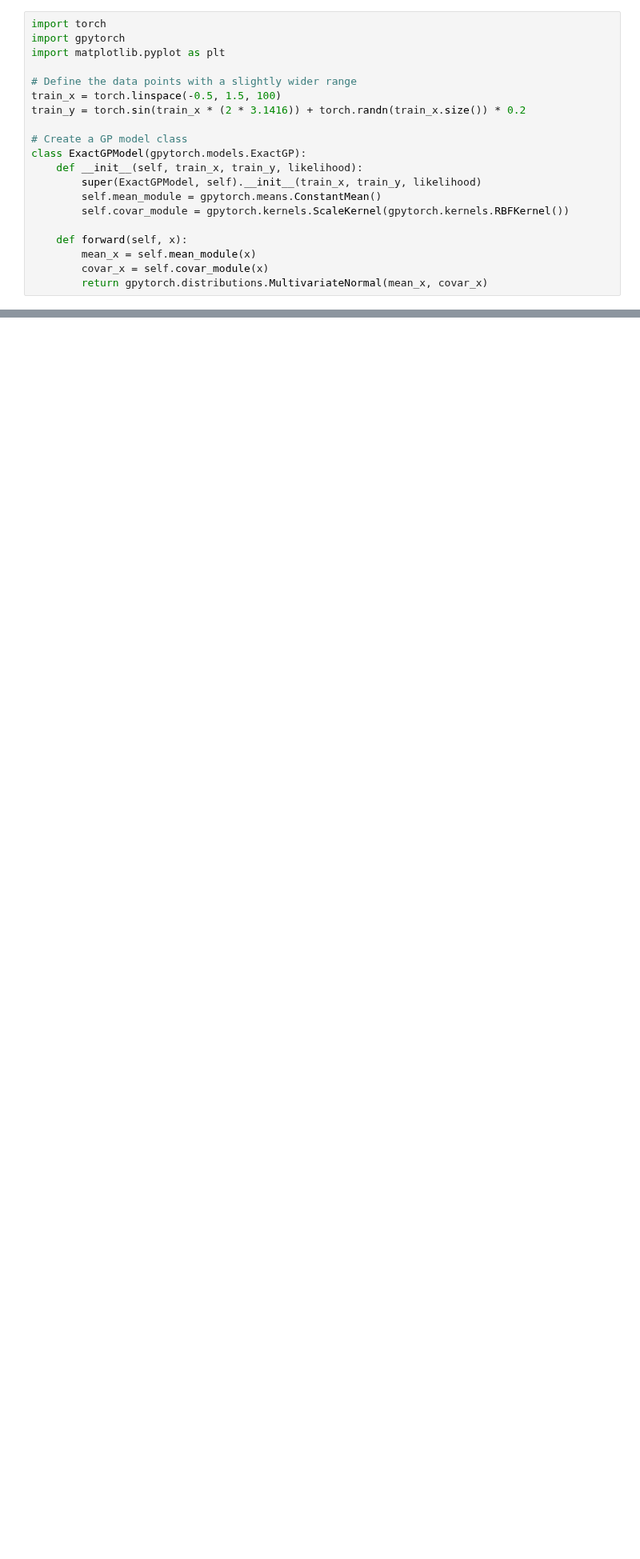
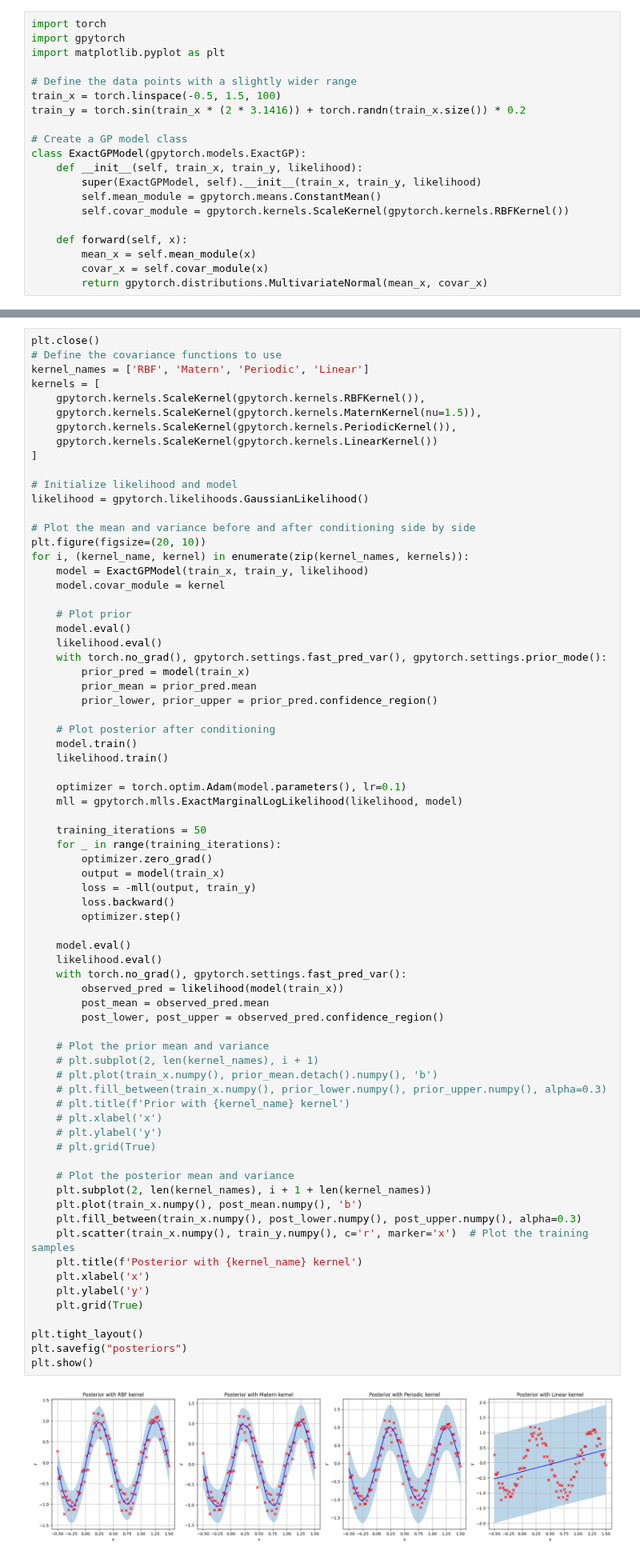
Before and after one commit to matthjs/BachelorProject, a Jupyter notebook: notebooks/gp/gp_prior.ipynb, the cells around one changed output, grey strips where cells are left out. Shown at 80% size. Drawn from its saved outputs; the diff is of its cells as text; blank space fills up the shorter version.

```diff
--- a/notebooks/gp/gp_prior.ipynb
+++ b/notebooks/gp/gp_prior.ipynb
@@ -114,0 +68,74 @@ plt.show()
+# %%
+plt.close()
+# Define the covariance functions to use
+kernel_names = ['RBF', 'Matern', 'Periodic', 'Linear']
+kernels = [
+    gpytorch.kernels.ScaleKernel(gpytorch.kernels.RBFKernel()),
+    gpytorch.kernels.ScaleKernel(gpytorch.kernels.MaternKernel(nu=1.5)),
+    gpytorch.kernels.ScaleKernel(gpytorch.kernels.PeriodicKernel()),
+    gpytorch.kernels.ScaleKernel(gpytorch.kernels.LinearKernel())
+]
+
+# Initialize likelihood and model
+likelihood = gpytorch.likelihoods.GaussianLikelihood()
+
+# Plot the mean and variance before and after conditioning side by side
+plt.figure(figsize=(20, 10))
+for i, (kernel_name, kernel) in enumerate(zip(kernel_names, kernels)):
+    model = ExactGPModel(train_x, train_y, likelihood)
+    model.covar_module = kernel
+
+    # Plot prior
+    model.eval()
+    likelihood.eval()
+    with torch.no_grad(), gpytorch.settings.fast_pred_var(), gpytorch.settings.prior_mode():
+        prior_pred = model(train_x)
+        prior_mean = prior_pred.mean
+        prior_lower, prior_upper = prior_pred.confidence_region()
+
+    # Plot posterior after conditioning
+    model.train()
+    likelihood.train()
+
+    optimizer = torch.optim.Adam(model.parameters(), lr=0.1)
+    mll = gpytorch.mlls.ExactMarginalLogLikelihood(likelihood, model)
+
+    training_iterations = 50
+    for _ in range(training_iterations):
+        optimizer.zero_grad()
+        output = model(train_x)
+        loss = -mll(output, train_y)
+        loss.backward()
+        optimizer.step()
+
+    model.eval()
+    likelihood.eval()
+    with torch.no_grad(), gpytorch.settings.fast_pred_var():
+        observed_pred = likelihood(model(train_x))
+        post_mean = observed_pred.mean
+        post_lower, post_upper = observed_pred.confidence_region()
+
+    # Plot the prior mean and variance
+    # plt.subplot(2, len(kernel_names), i + 1)
+    # plt.plot(train_x.numpy(), prior_mean.detach().numpy(), 'b')
+    # plt.fill_between(train_x.numpy(), prior_lower.numpy(), prior_upper.numpy(), alpha=0.3)
+    # plt.title(f'Prior with {kernel_name} kernel')
+    # plt.xlabel('x')
+    # plt.ylabel('y')
+    # plt.grid(True)
+
+    # Plot the posterior mean and variance
+    plt.subplot(2, len(kernel_names), i + 1 + len(kernel_names))
+    plt.plot(train_x.numpy(), post_mean.numpy(), 'b')
+    plt.fill_between(train_x.numpy(), post_lower.numpy(), post_upper.numpy(), alpha=0.3)
+    plt.scatter(train_x.numpy(), train_y.numpy(), c='r', marker='x')  # Plot the training samples
+    plt.title(f'Posterior with {kernel_name} kernel')
+    plt.xlabel('x')
+    plt.ylabel('y')
+    plt.grid(True)
+
+plt.tight_layout()
+plt.savefig("posteriors")
+plt.show()
+# %% [output]
+[figure, added]
```
Also changed, not shown: parts of 2 cells of this notebook, 3 other files.
